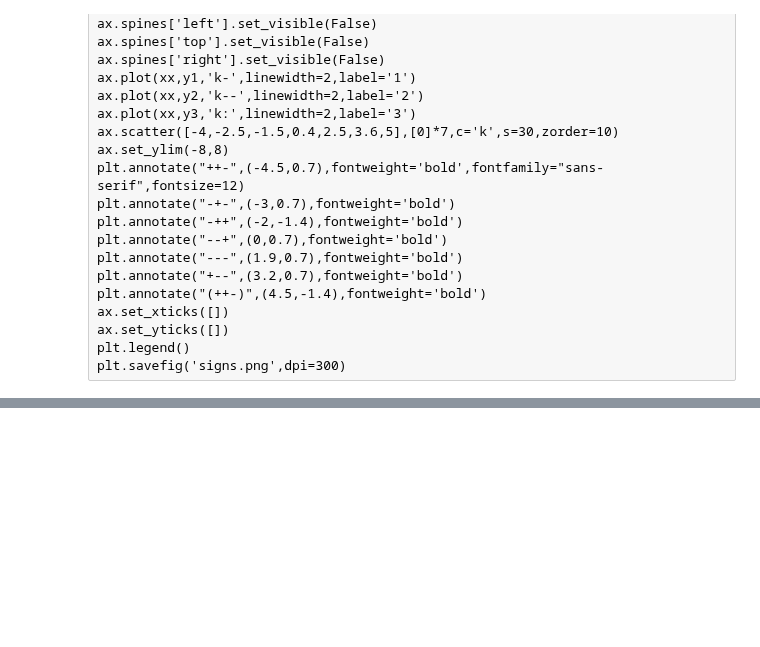
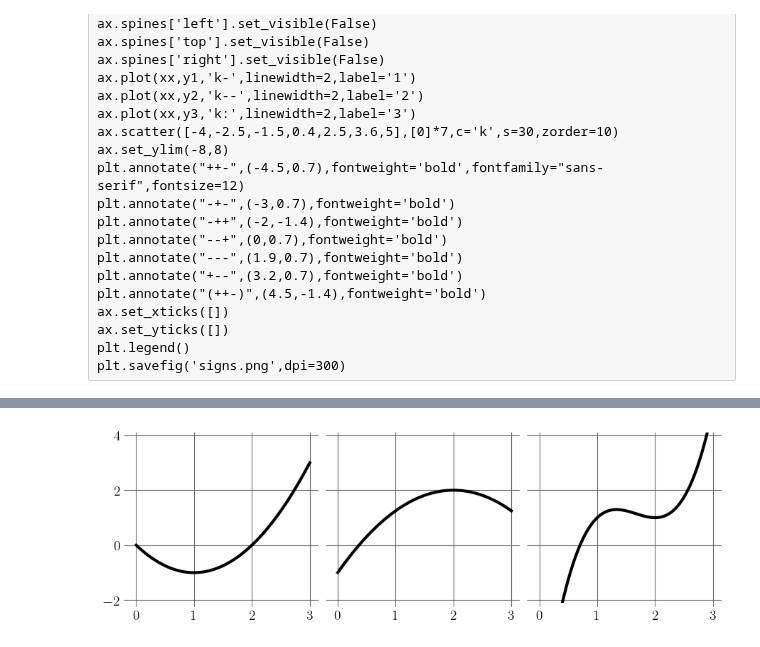
Before and after one commit to henningbruhn/math_of_ml_course, a Jupyter notebook: pics_in_notes/function_plots.ipynb, the cells around one changed output, grey strips where cells are left out. Cells and saved outputs as stored; diff of their text form; code cells hidden in the pictures; blank space fills up the shorter version.

```diff
--- a/pics_in_notes/function_plots.ipynb
+++ b/pics_in_notes/function_plots.ipynb
@@ -204,0 +244,22 @@ plt.savefig('signs.png',dpi=300)
+# %%
+def conv_fun(x):
+    return (x-1)**2-1
+
+def conc_fun(x):
+    return -0.75*(x-2)**2+2
+
+def neither_fun(x):
+    return 2*(x-1)*(x-2)**2+1
+# %%
+xx=np.linspace(0,3,100)
+
+fig,axs=plt.subplots(1,3,figsize=(9,3),sharey=True)
+for fun,ax in zip([conv_fun,conc_fun,neither_fun],axs):
+    ax.plot(xx,fun(xx),'k')
+    ax.set_xticks([0,1,2,3])
+    ax.set_ylim(-2.1,4.1)
+    #ax.set_yticks([0,1,2,3])
+plt.tight_layout()
+plt.savefig("convexconcave.png",dpi=300)
+# %% [output]
+[figure, added]
```
Also changed, not shown: parts of 11 cells of this notebook, 14 other files.
